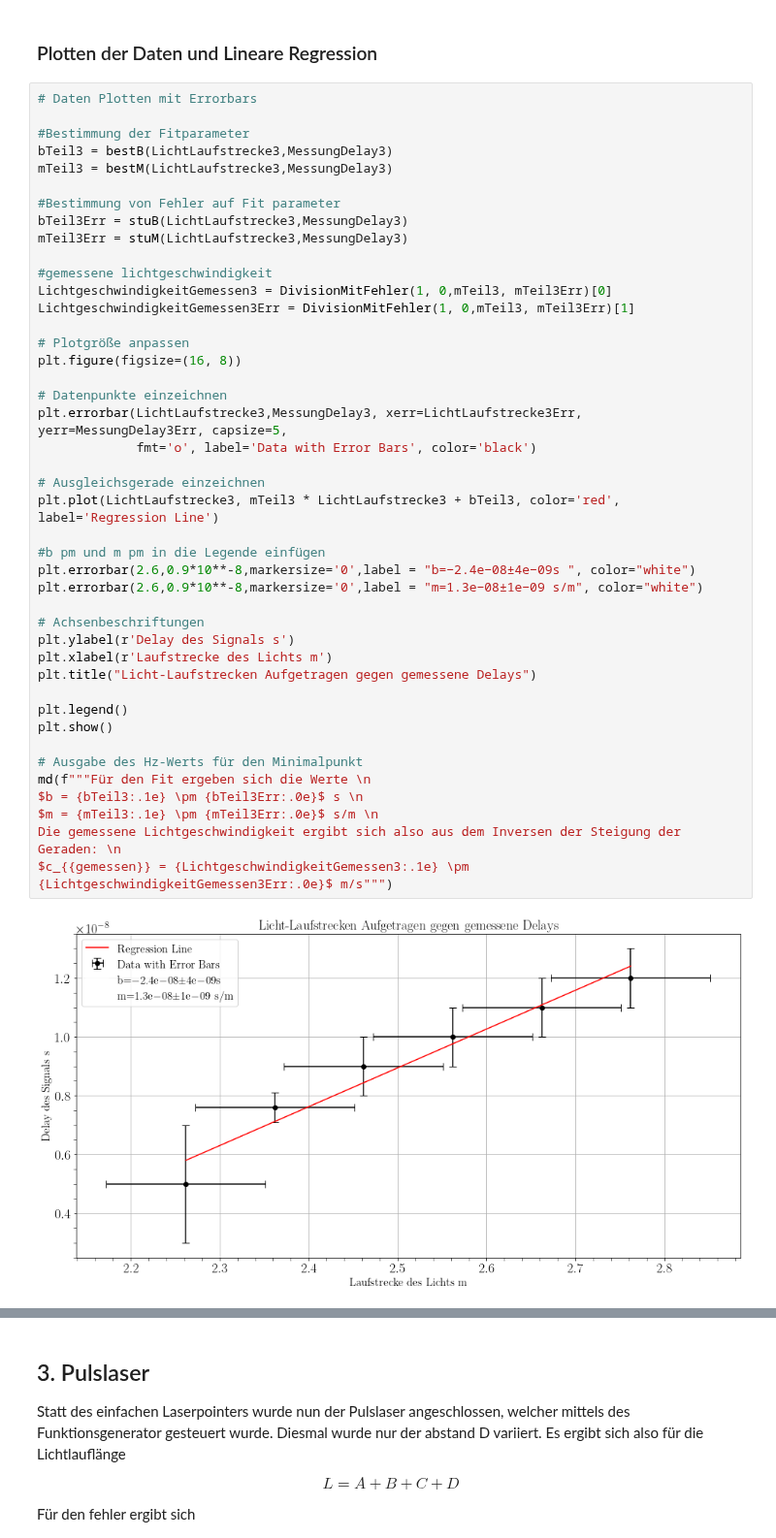
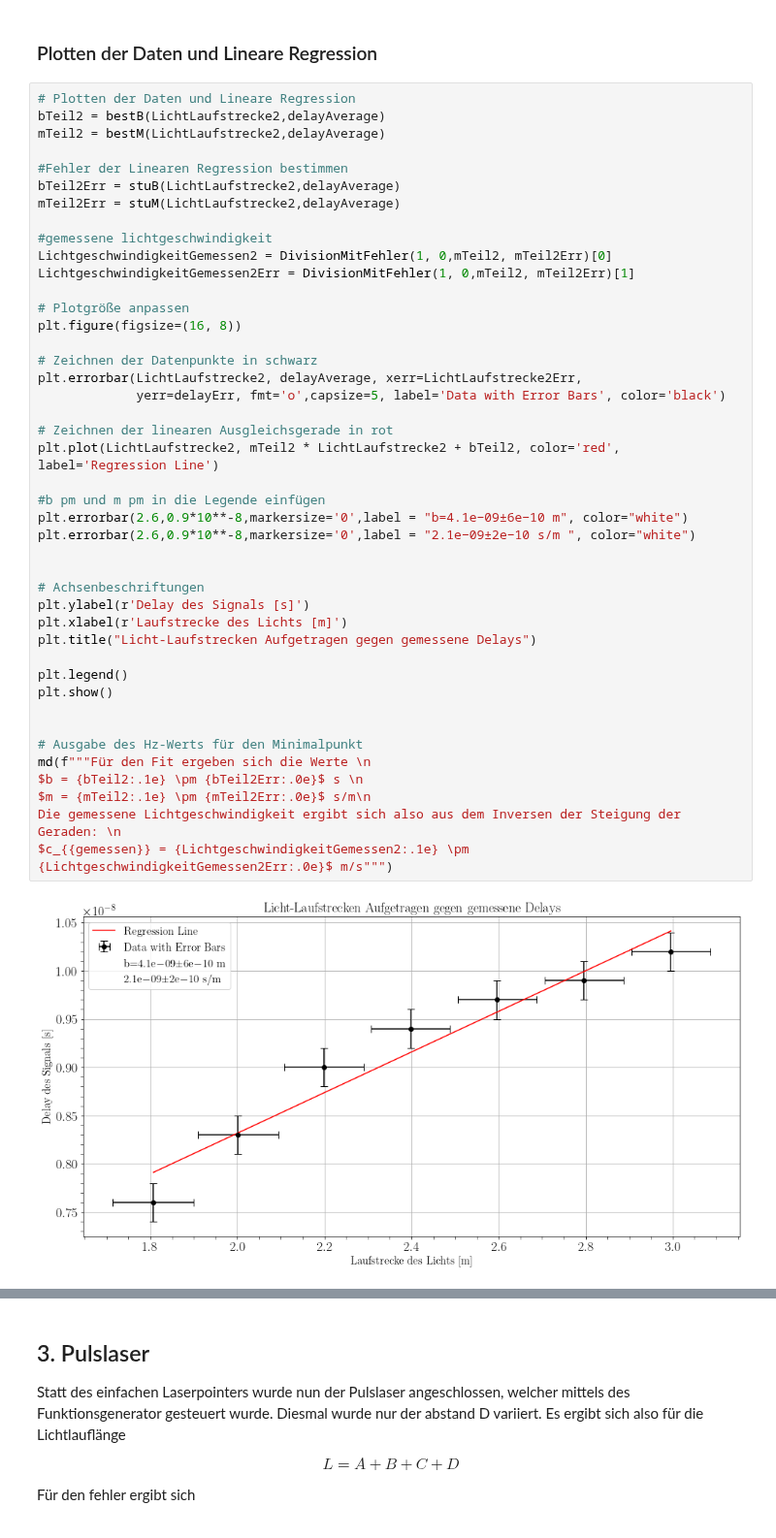
Before and after one commit to MayerPablo/FP, a Jupyter notebook: Lichtlaufzeiten/Lichtlaufzeiten.ipynb, the cells around one changed output, grey strips where cells are left out. Shown at 97% size. Drawn from its saved outputs; the diff is of its cells as text.

```diff
--- a/Lichtlaufzeiten/Lichtlaufzeiten.ipynb
+++ b/Lichtlaufzeiten/Lichtlaufzeiten.ipynb
@@ -386,49 +386,49 @@ zeichenBereichTeil2 = np.linspace(2.2, 2.85, 100)
 # %% [markdown]
 ### Plotten der Daten und Lineare Regression
 # %%
-# Daten Plotten mit Errorbars
+# Plotten der Daten und Lineare Regression
+bTeil2 = bestB(LichtLaufstrecke2,delayAverage)
+mTeil2 = bestM(LichtLaufstrecke2,delayAverage)
 
-#Bestimmung der Fitparameter
-bTeil3 = bestB(LichtLaufstrecke3,MessungDelay3)
-mTeil3 = bestM(LichtLaufstrecke3,MessungDelay3)
-
-#Bestimmung von Fehler auf Fit parameter
-bTeil3Err = stuB(LichtLaufstrecke3,MessungDelay3)
-mTeil3Err = stuM(LichtLaufstrecke3,MessungDelay3)
+#Fehler der Linearen Regression bestimmen
+bTeil2Err = stuB(LichtLaufstrecke2,delayAverage)
+mTeil2Err = stuM(LichtLaufstrecke2,delayAverage)
 
 #gemessene lichtgeschwindigkeit
-LichtgeschwindigkeitGemessen3 = DivisionMitFehler(1, 0,mTeil3, mTeil3Err)[0]
-LichtgeschwindigkeitGemessen3Err = DivisionMitFehler(1, 0,mTeil3, mTeil3Err)[1]
+LichtgeschwindigkeitGemessen2 = DivisionMitFehler(1, 0,mTeil2, mTeil2Err)[0]
+LichtgeschwindigkeitGemessen2Err = DivisionMitFehler(1, 0,mTeil2, mTeil2Err)[1]
 
 # Plotgröße anpassen
 plt.figure(figsize=(16, 8))
 
-# Datenpunkte einzeichnen
-plt.errorbar(LichtLaufstrecke3,MessungDelay3, xerr=LichtLaufstrecke3Err, yerr=MessungDelay3Err, capsize=5,
-             fmt='o', label='Data with Error Bars', color='black')
+# Zeichnen der Datenpunkte in schwarz
+plt.errorbar(LichtLaufstrecke2, delayAverage, xerr=LichtLaufstrecke2Err,
+             yerr=delayErr, fmt='o',capsize=5, label='Data with Error Bars', color='black')
 
-# Ausgleichsgerade einzeichnen
-plt.plot(LichtLaufstrecke3, mTeil3 * LichtLaufstrecke3 + bTeil3, color='red', label='Regression Line')
+# Zeichnen der linearen Ausgleichsgerade in rot
+plt.plot(LichtLaufstrecke2, mTeil2 * LichtLaufstrecke2 + bTeil2, color='red', label='Regression Line')
 
 #b pm und m pm in die Legende einfügen
-plt.errorbar(2.6,0.9*10**-8,markersize='0',label = "b=−2.4e−08±4e−09s ", color="white")
-plt.errorbar(2.6,0.9*10**-8,markersize='0',label = "m=1.3e−08±1e−09 s/m", color="white")
+plt.errorbar(2.6,0.9*10**-8,markersize='0',label = "b=4.1e−09±6e−10 m", color="white")
+plt.errorbar(2.6,0.9*10**-8,markersize='0',label = "2.1e−09±2e−10 s/m ", color="white")
+
 
 # Achsenbeschriftungen
-plt.ylabel(r'Delay des Signals s')
-plt.xlabel(r'Laufstrecke des Lichts m')
+plt.ylabel(r'Delay des Signals [s]')
+plt.xlabel(r'Laufstrecke des Lichts [m]')
 plt.title("Licht-Laufstrecken Aufgetragen gegen gemessene Delays")
 
 plt.legend()
 plt.show()
 
+
 # Ausgabe des Hz-Werts für den Minimalpunkt
 md(f"""Für den Fit ergeben sich die Werte \n
-$b = {bTeil3:.1e} \pm {bTeil3Err:.0e}$ s \n
-$m = {mTeil3:.1e} \pm {mTeil3Err:.0e}$ s/m \n
+$b = {bTeil2:.1e} \pm {bTeil2Err:.0e}$ s \n
+$m = {mTeil2:.1e} \pm {mTeil2Err:.0e}$ s/m\n
 Die gemessene Lichtgeschwindigkeit ergibt sich also aus dem Inversen der Steigung der Geraden: \n
-$c_{{gemessen}} = {LichtgeschwindigkeitGemessen3:.1e} \pm {LichtgeschwindigkeitGemessen3Err:.0e}$ m/s""")
+$c_{{gemessen}} = {LichtgeschwindigkeitGemessen2:.1e} \pm {LichtgeschwindigkeitGemessen2Err:.0e}$ m/s""")
 # %% [output]
-[figure, old version]
+[figure, new version]
 Für den Fit ergeben sich die Werte
 
```
Also changed, not shown: parts of 4 cells of this notebook.
